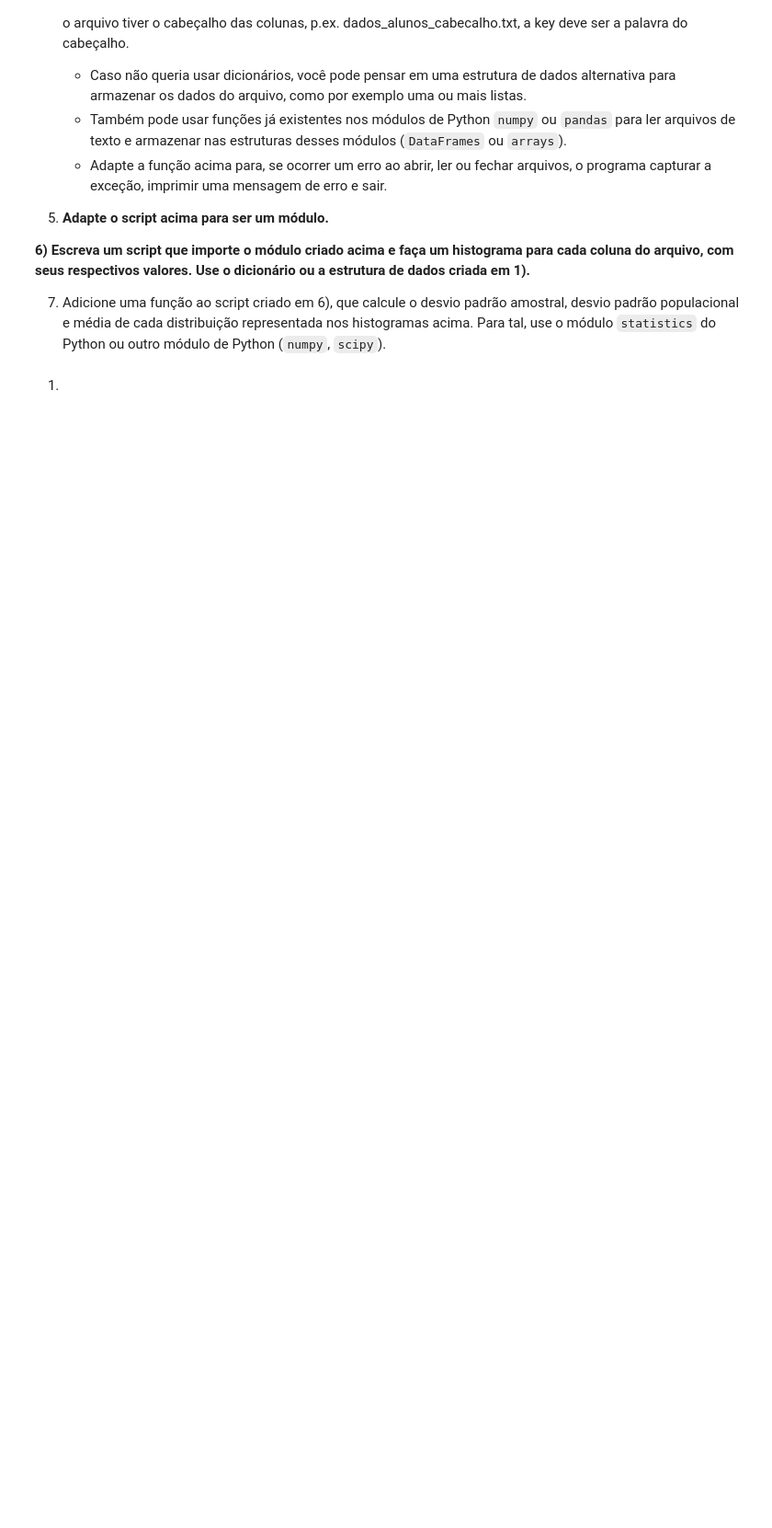
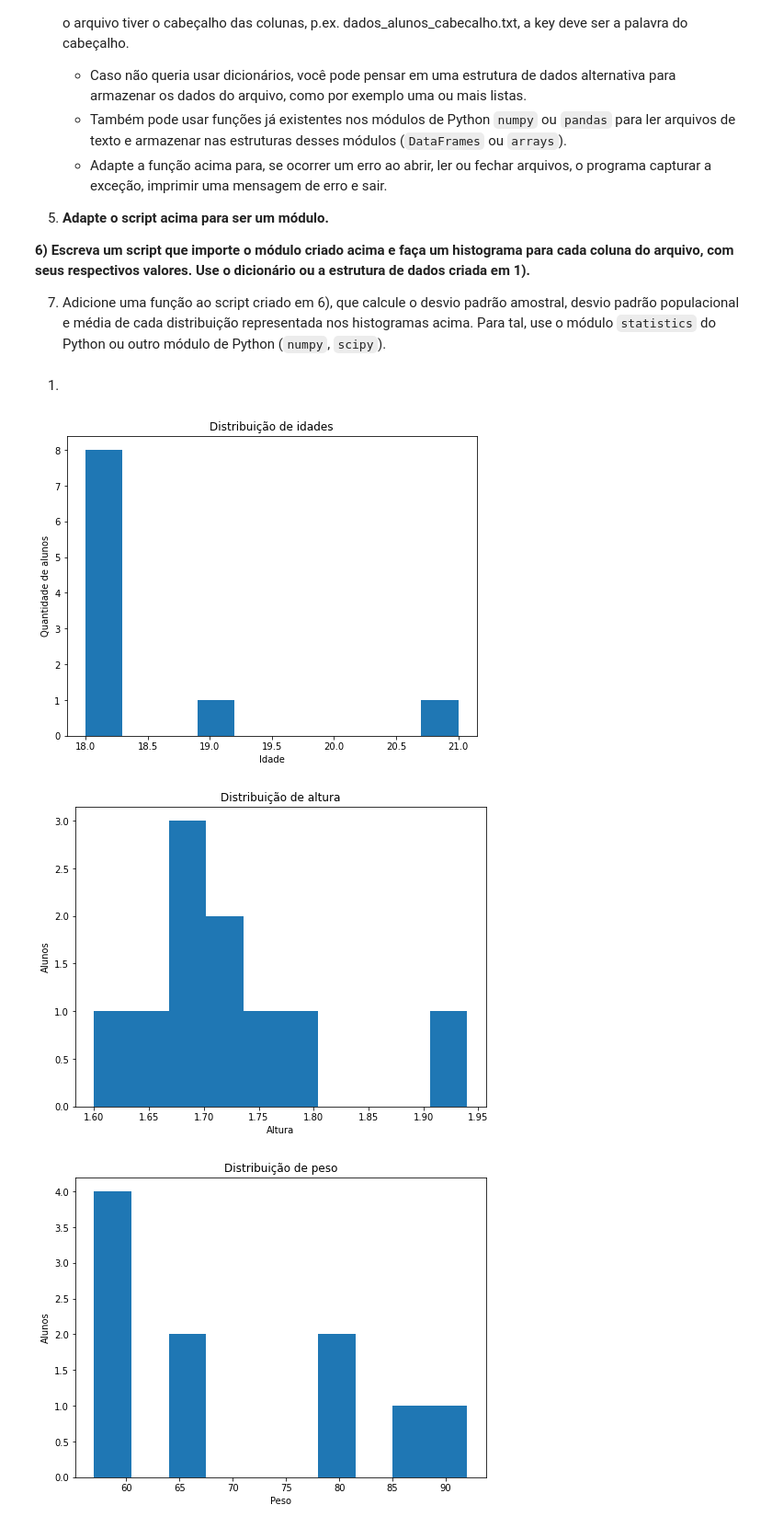
Before and after one commit to phmouras/Python-Projects-and-Exercises, a Jupyter notebook: aula9_listas_modulos.ipynb, the cells around one changed output. Shown at 92% size. Saved outputs shown, nothing was run; the diff lists cells and outputs as text; code cells hidden in the pictures; blank space fills up the shorter version.

```diff
--- a/aula9_listas_modulos.ipynb
+++ b/aula9_listas_modulos.ipynb
@@ -717,0 +710,41 @@ with open('dados_alunos_cabecalho.txt', 'w') as f:
+# %%
+import pandas as pd
+import matplotlib.pyplot as plt
+
+df = pd.read_csv('dados_alunos_cabecalho.csv')
+
+with open('dados_alunos_cabecalho.txt', 'w') as f:
+  df.to_string(f)
+
+df.head()
+
+idade = df['I(a)']
+
+plt.figure(figsize = (8, 6))
+plt.hist(idade)
+plt.title('Distribuição de idades')
+plt.xlabel('Idade')
+plt.ylabel('Quantidade de alunos')
+plt.show()
+
+altura = df['A(m)']
+
+plt.figure(figsize = (8,6))
+plt.hist(altura)
+plt.title('Distribuição de altura')
+plt.xlabel('Altura')
+plt.ylabel('Alunos')
+plt.show()
+
+peso = df['M(Kg)']
+
+plt.figure(figsize = (8, 6))
+plt.hist(peso)
+plt.title('Distribuição de peso')
+plt.xlabel('Peso')
+plt.ylabel('Alunos')
+plt.show()
+# %% [output]
+[figure, added]
+[figure, added]
+[figure, added]
```
Also changed, not shown: parts of 1 cell of this notebook.
